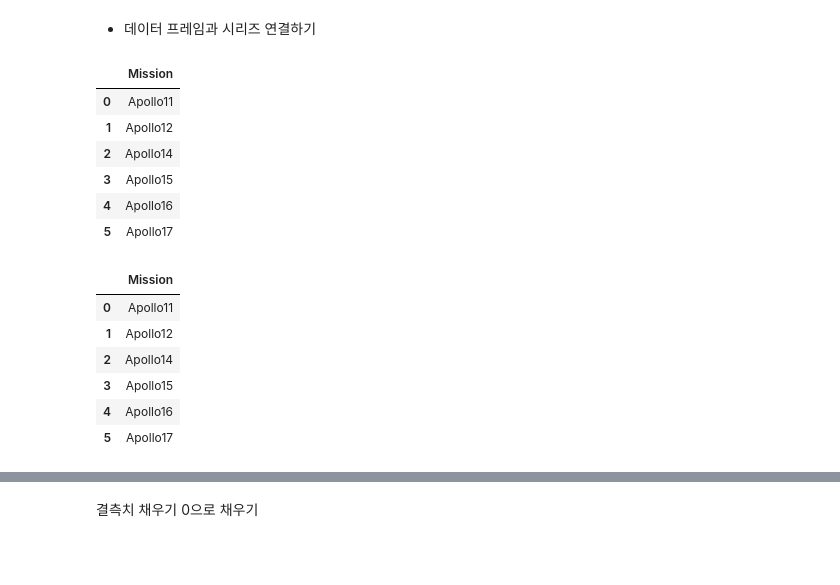
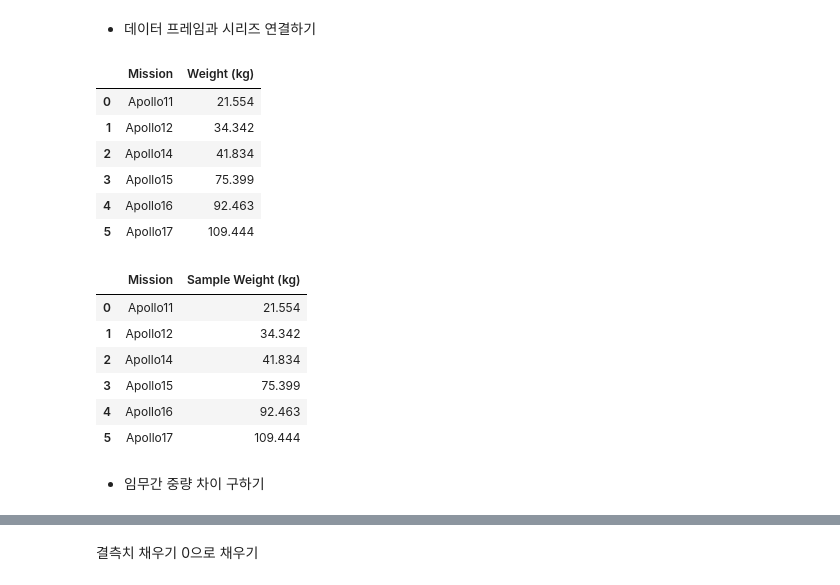
Before and after one commit to dongjoo12/github-demo, a Jupyter notebook: notebooks/overthemoon.ipynb, the cells around one changed output, grey strips where cells are left out. Saved outputs shown, nothing was run; the diff lists cells and outputs as text; code cells hidden in the pictures; blank space fills up the shorter version.

```diff
--- a/notebooks/overthemoon.ipynb
+++ b/notebooks/overthemoon.ipynb
@@ -236,24 +236,26 @@ Name: Weight (kg), dtype: float64
 - 데이터 프레임과 시리즈 연결하기
 # %%
 
-missions.merge(sample_total_weight, on='Mission')
+missions=missions.merge(sample_total_weight, on='Mission')
 missions
 # %% [output]
-|  | Mission |
-| 0 | Apollo11 |
-| 1 | Apollo12 |
-| 2 | Apollo14 |
-| 3 | Apollo15 |
-| 4 | Apollo16 |
-| 5 | Apollo17 |
+|  | Mission | Weight (kg) |
+| 0 | Apollo11 | 21.554 |
+| 1 | Apollo12 | 34.342 |
+| 2 | Apollo14 | 41.834 |
+| 3 | Apollo15 | 75.399 |
+| 4 | Apollo16 | 92.463 |
+| 5 | Apollo17 | 109.444 |
 # %%
 missions.rename(columns={'Weight (kg)':'Sample Weight (kg)'},inplace=True)
 missions
 # %% [output]
-|  | Mission |
-| 0 | Apollo11 |
-| 1 | Apollo12 |
-| 2 | Apollo14 |
-| 3 | Apollo15 |
-| 4 | Apollo16 |
-| 5 | Apollo17 |
+|  | Mission | Sample Weight (kg) |
+| 0 | Apollo11 | 21.554 |
+| 1 | Apollo12 | 34.342 |
+| 2 | Apollo14 | 41.834 |
+| 3 | Apollo15 | 75.399 |
+| 4 | Apollo16 | 92.463 |
+| 5 | Apollo17 | 109.444 |
+# %% [markdown]
+- 임무간 중량 차이 구하기
```
Also changed, not shown: parts of 10 cells of this notebook.
